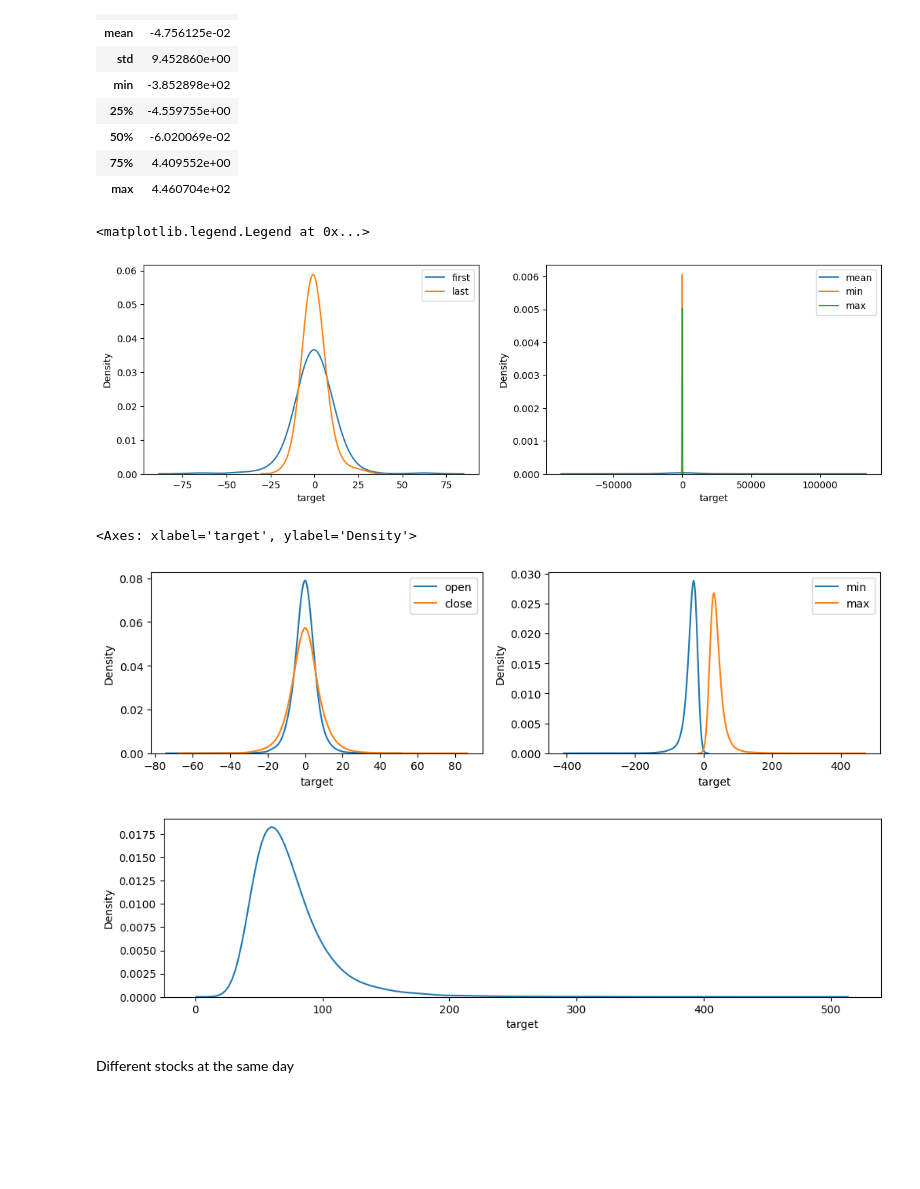
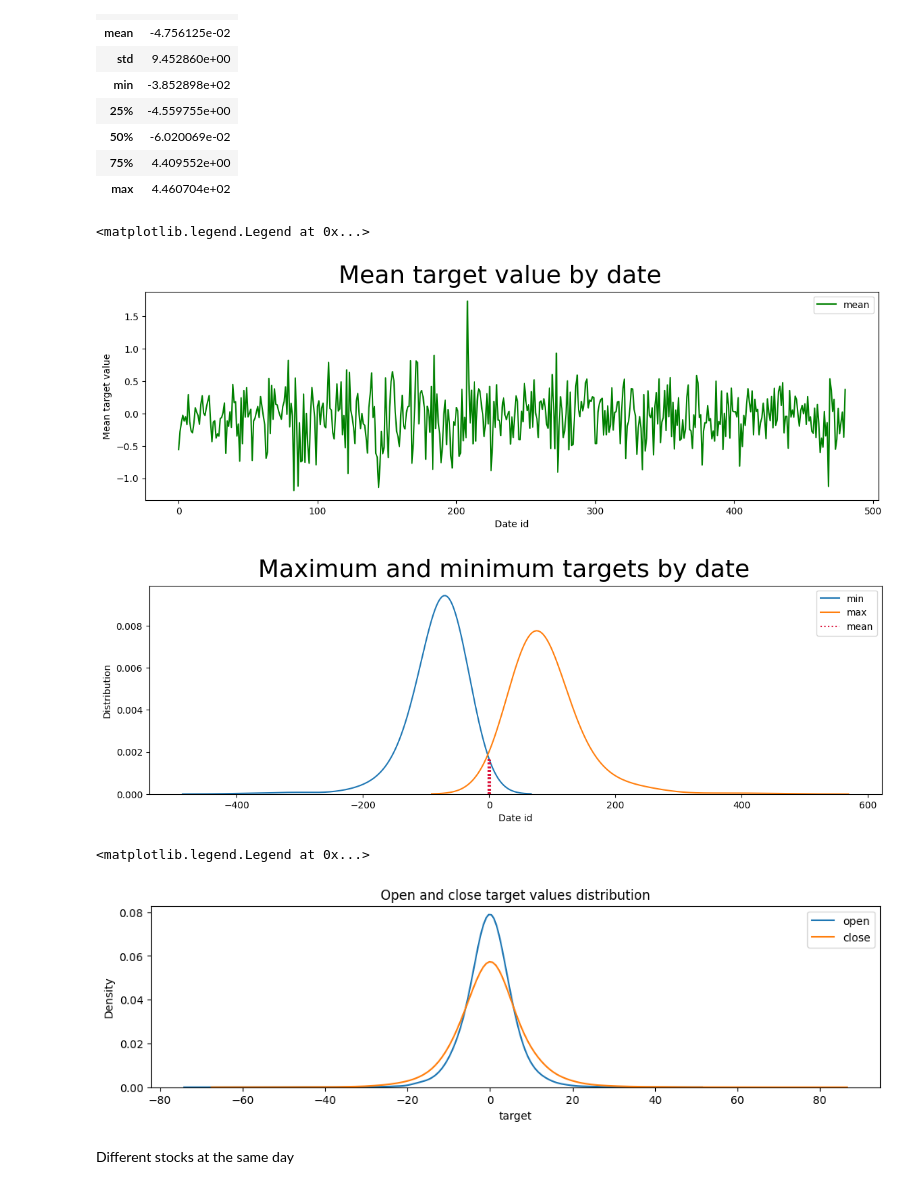
Before and after one commit to hajni77/Trading_at_the_close, a Jupyter notebook: trading_at_the_close_visualisation_1.ipynb, the cells around one changed output. Drawn from its saved outputs; the diff is of its cells as text; code cells hidden in the pictures; blank space fills up the shorter version.

```diff
--- a/trading_at_the_close_visualisation_1.ipynb
+++ b/trading_at_the_close_visualisation_1.ipynb
@@ -345,46 +378,56 @@ train_dataset[['target']].describe()
 | 75% | 4.409552e+00 |
 | max | 4.460704e+02 |
 # %%
-# plt.figure(figsize=(14,4))
-# plt.subplot(121)
-# sns.kdeplot(x=train_dataset.groupby('date_id').target.first(), bw_adjust=2, label='first')
-# sns.kdeplot(x=train_dataset.groupby('date_id').target.last(), bw_adjust=2, label='last')
-# plt.legend()
-# plt.subplot(122)
-# sns.kdeplot(x=train_dataset.groupby('date_id').target.min(), bw_adjust=3, label='min')
-# sns.kdeplot(x=train_dataset.groupby('date_id').target.max(), bw_adjust=3, label='max')
-# plt.legend()
+
 
 plt.figure(figsize=(14,4))
-plt.subplot(121)
-sns.kdeplot(x=train_dataset.groupby('stock_id').target.first(), bw_adjust=2, label='first')
-sns.kdeplot(x=train_dataset.groupby('stock_id').target.last(), bw_adjust=2, label='last')
+sns.lineplot(data=train_dataset.groupby('date_id').target.mean(), label='mean', color='green')
+
+plt.suptitle('Mean target value by date', fontsize=26)
+plt.xlabel('Date id')
+plt.ylabel('Mean target value')
 plt.legend()
-plt.subplot(122)
-sns.kdeplot(x=train_dataset.groupby('stock_id').target.min(), bw_adjust=3, label='min')
-sns.kdeplot(x=train_dataset.groupby('stock_id').target.max(), bw_adjust=3, label='max')
+
+#plt.subplot(122)
+plt.figure(figsize=(14,4))
+x=train_dataset.groupby('date_id').target
+ax = sns.kdeplot(x=x.min(), bw_adjust=3, label='min')
+bx = sns.kdeplot(x=x.max(), bw_adjust=3, label='max')
+plt.suptitle('Maximum and minimum targets by date', fontsize=26)
+
+
+# Extract KDE curve data
+kdeline = ax.lines[0]
+mean = x.mean()
+
+xs = kdeline.get_xdata()
+ys = kdeline.get_ydata()
+
+# Find the height at the mean
+height = np.interp(mean, xs, ys)
+
+# Plot the mean line
+ax.vlines(mean, 0, height, color='crimson', ls=':', label='mean')
+#ax.text(mean, height, f'{mean:.2f}', ha='right', va='bottom', color='crimson')
+
+plt.xlabel('Date id')
+plt.ylabel('Distribution')
 plt.legend()
+# set title for the first plot
 # %% [output]
 <matplotlib.legend.Legend at 0x...>
-[figure, old version]
+[figure, new version]
+[figure, added]
 # %%
 plt.figure(figsize=(12,3))
-plt.subplot(121)
+
 sns.kdeplot(x=train_dataset.groupby('time_id').target.first(), bw_adjust=2, label='open')
 sns.kdeplot(x=train_dataset.groupby('time_id').target.last(), bw_adjust=2, label='close')
+plt.title('Open and close target values distribution')
 plt.legend()
-plt.subplot(122)
-sns.kdeplot(x=train_dataset.groupby('time_id').target.min(), bw_adjust=3, label='min')
-sns.kdeplot(x=train_dataset.groupby('time_id').target.max(), bw_adjust=3, label='max')
-plt.legend()
-plt.figure(figsize=(12,3))
-sns.kdeplot(x=train_dataset.groupby('time_id').target.max() - train_dataset.groupby('time_id').target.min(), bw_adjust=2, label='max - min')
-
-# this is the density of the target variable
 # %% [output]
-<Axes: xlabel='target', ylabel='Density'>
+<matplotlib.legend.Legend at 0x...>
-[figure, old version]
+[figure, new version]
-[figure, removed]
 # %% [markdown]
 Different stocks at the same day
 # %%
```
Also changed, not shown: parts of 9 cells of this notebook.
